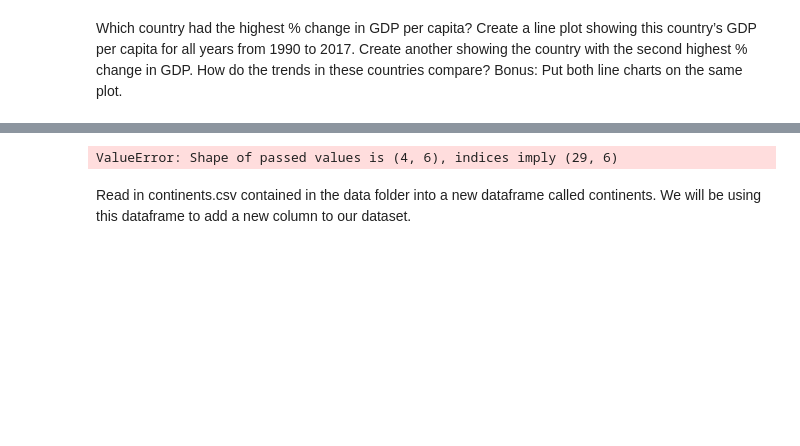
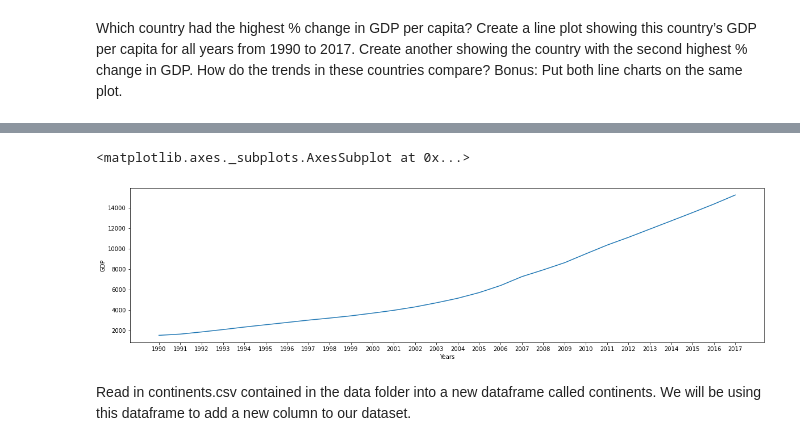
Before and after one commit to nss-data-science-cohort-4/dq1-undata-matthgray, a Jupyter notebook: un_data.ipynb, the cells around one changed output, grey strips where cells are left out. Saved outputs shown, nothing was run; the diff lists cells and outputs as text; code cells hidden in the pictures; blank space fills up the shorter version.

```diff
--- a/un_data.ipynb
+++ b/un_data.ipynb
@@ -293,5 +293,6 @@ to 2017. Create another showing the country with the second highest %
 change in GDP. How do the trends in these countries compare?
 Bonus: Put both line charts on the same plot.
 # %%
-#Equatorial Guinea data
-gdp_df_eg = gdp_df.groupby('Country',).get_group('Equatorial Guinea')#drop_duplicates(inplace=True)
+#Equatorial Guinea data and china
+gdp_df_eg = gdp_df.groupby('Country',).get_group('Equatorial Guinea')
+gdp_df_cn = gdp_df.groupby('Country',).get_group('China')
@@ -329,8 +345,9 @@ SyntaxError: cannot assign to function call (<ipython-input-31-2e655eb1d980>, li
-# %%
-#sns.lineplot(data=gdp_df_eg, x=gdp_df_eg['Years'].between('1990','2017'),inclusive = True, y=gdp_df_eg['GDP'])
-sns.lineplot(data=gdp_df_eg, x =gdp_df_eg['Years'].between('1990','2017',inclusive = True), y = gdp_df_eg['GDP'])
-# %% [output]
-ValueError: Shape of passed values is (4, 6), indices imply (29, 6)
+# %%
+plt.figure(figsize=(20,5))
+sns.lineplot(data= gdp_df_cn_year,x =gdp_df_cn_year["Years"],y=gdp_df_cn_year["GDP"])
+# %% [output]
+<matplotlib.axes._subplots.AxesSubplot at 0x...>
+[figure, added]
 # %% [markdown]
 Read in continents.csv contained in the data folder into a new dataframe
 called continents. We will be using this dataframe to add a new column
```
Also changed, not shown: parts of 22 cells of this notebook.
